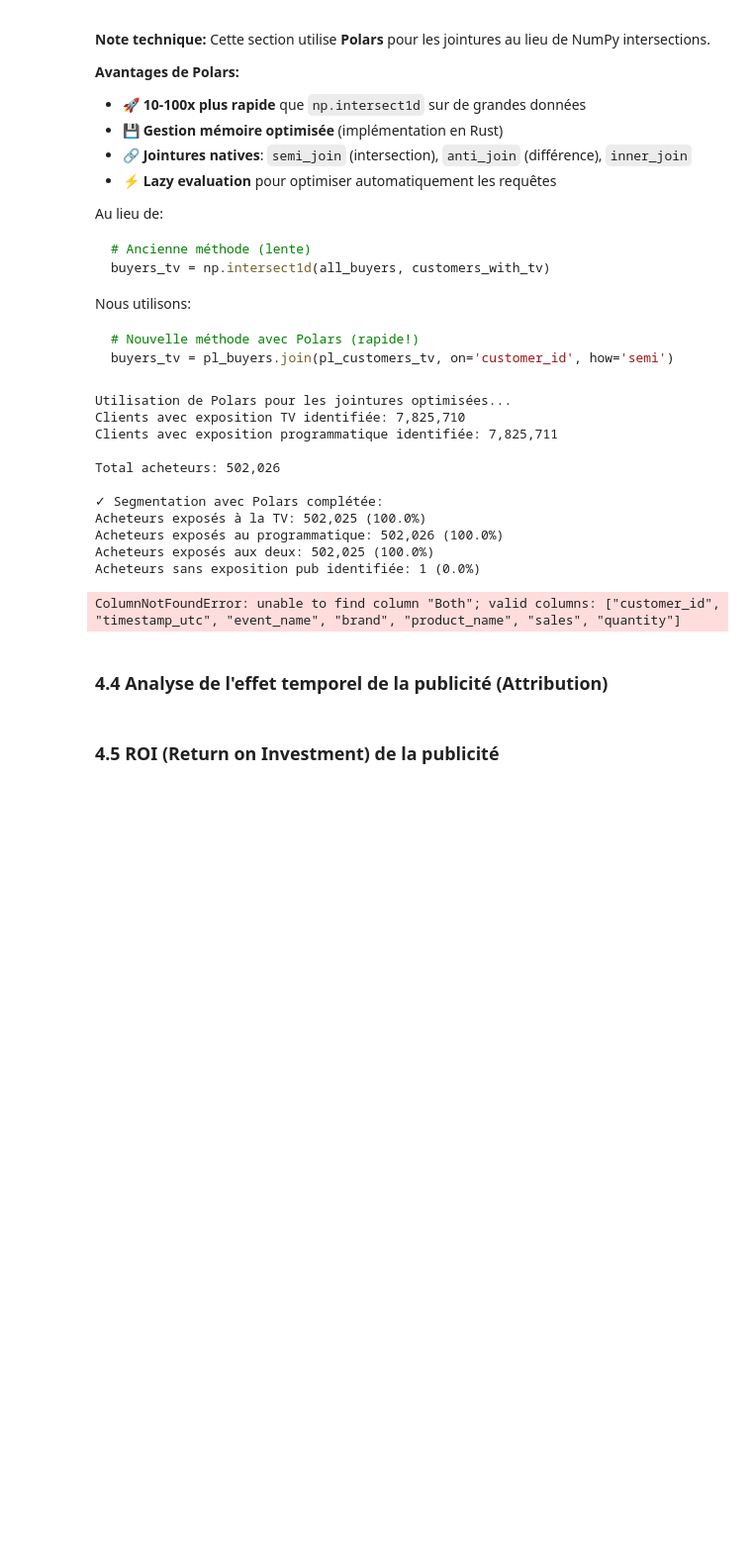
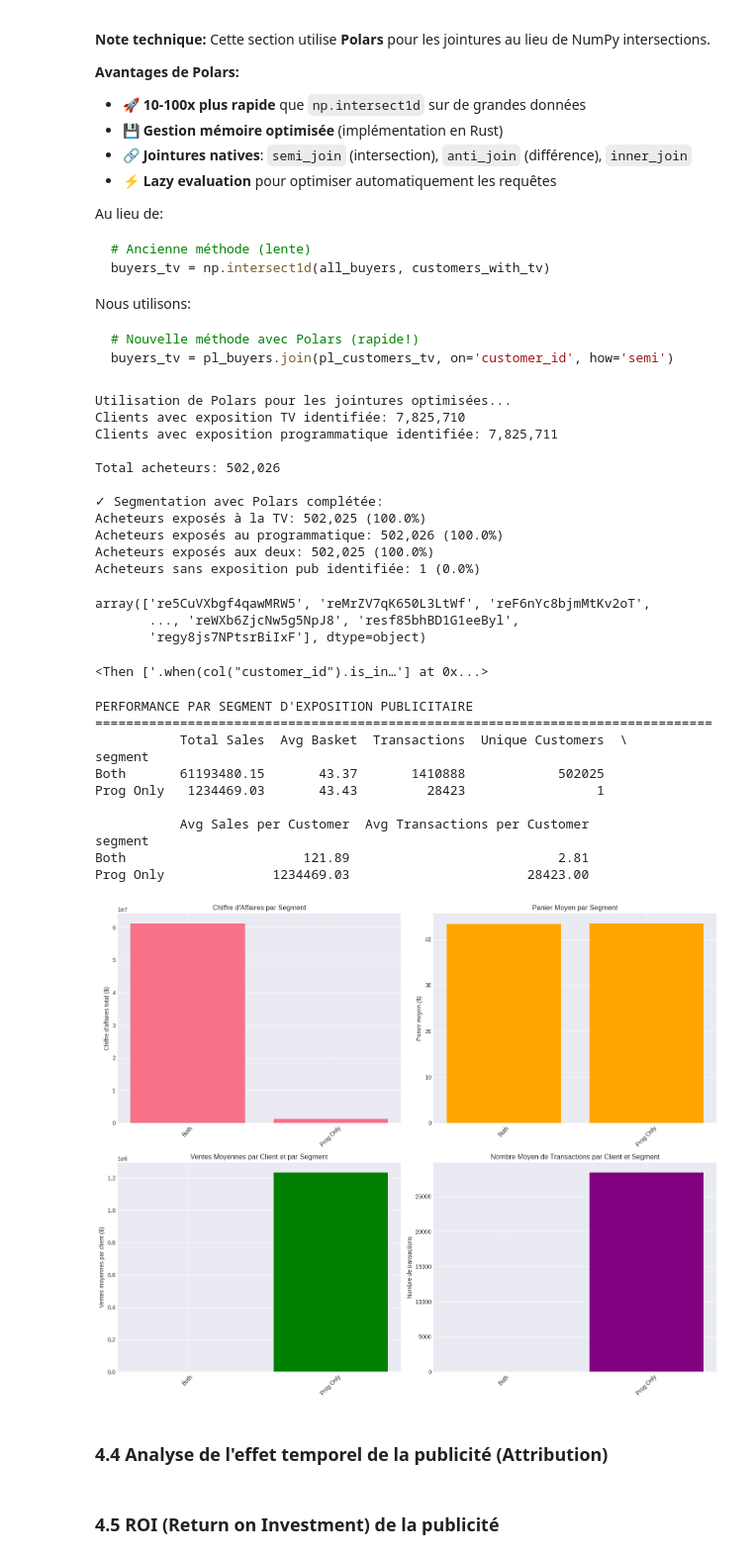
Before and after one commit to NathanDuboisset/data_challenge_mie, a Jupyter notebook: data_analysis.ipynb, the cells around one changed output. Shown: that part at 99% size. Drawn from its saved outputs; the diff is of its cells as text; code cells hidden in the pictures; blank space fills up the shorter version.

```diff
--- a/data_analysis.ipynb
+++ b/data_analysis.ipynb
@@ -778,24 +778,33 @@ Acheteurs exposés à la TV: 502,025 (100.0%)
 Acheteurs exposés au programmatique: 502,026 (100.0%)
 Acheteurs exposés aux deux: 502,025 (100.0%)
 Acheteurs sans exposition pub identifiée: 1 (0.0%)
+# %%
+buyers_with_both
+# %% [output]
+array(['re5CuVXbgf4qawMRW5', 'reMrZV7qK650L3LtWf', 'reF6nYc8bjmMtKv2oT',
+       ..., 'reWXb6ZjcNw5g5NpJ8', 'resf85bhBD1G1eeByl',
+       'regy8js7NPtsrBiIxF'], dtype=object)
+# %%
+pl.when(pl.col('customer_id').is_in(buyers_with_both)).then('Both')
+# %% [output]
+<Then ['.when(col("customer_id").is_in…'] at 0x...>
 # %%
 # Création des segments (Polars - with_columns)
 df_purchases = df_purchases.with_columns(
-    pl.when(pl.col('customer_id').is_in(buyers_with_both)).then('Both')
-      .when(pl.col('customer_id').is_in(buyers_with_tv)).then('TV Only')
-      .when(pl.col('customer_id').is_in(buyers_with_prog)).then('Prog Only')
-      .otherwise('No Ad')
+    pl.when(pl.col('customer_id').is_in(buyers_with_both)).then(pl.lit('Both'))
+      .when(pl.col('customer_id').is_in(buyers_with_tv)).then(pl.lit('TV Only'))
+      .when(pl.col('customer_id').is_in(buyers_with_prog)).then(pl.lit('Prog Only'))
+      .otherwise(pl.lit('No Ad'))
       .alias('segment')
 )
-
 # Performance par segment
 segment_performance = (
     df_purchases
     .with_columns(
-        pl.when(pl.col('customer_id').is_in(buyers_with_both)).then('Both')
-          .when(pl.col('customer_id').is_in(buyers_with_tv)).then('TV Only')
-          .when(pl.col('customer_id').is_in(buyers_with_prog)).then('Prog Only')
-          .otherwise('No Ad')
+        pl.when(pl.col('customer_id').is_in(buyers_with_both)).then(pl.lit('Both'))
+          .when(pl.col('customer_id').is_in(buyers_with_tv)).then(pl.lit('TV Only'))
+          .when(pl.col('customer_id').is_in(buyers_with_prog)).then(pl.lit('Prog Only'))
+          .otherwise(pl.lit('No Ad'))
           .alias('segment')
     )
     .group_by('segment')
@@ -825,34 +834,45 @@ print(segment_performance)
 # Visualisation
 fig, axes = plt.subplots(2, 2, figsize=(15, 12))
 
 # Chiffre d'affaires par segment
 axes[0, 0].bar(segment_performance.index, segment_performance['Total Sales'])
 axes[0, 0].set_ylabel('Chiffre d\'affaires total ($)')
 axes[0, 0].set_title('Chiffre d\'Affaires par Segment')
 axes[0, 0].tick_params(axis='x', rotation=45)
 
 # Panier moyen par segment
 axes[0, 1].bar(segment_performance.index, segment_performance['Avg Basket'], color='orange')
 axes[0, 1].set_ylabel('Panier moyen ($)')
 axes[0, 1].set_title('Panier Moyen par Segment')
 axes[0, 1].tick_params(axis='x', rotation=45)
 
 # Ventes moyennes par client
 axes[1, 0].bar(segment_performance.index, segment_performance['Avg Sales per Customer'], color='green')
 axes[1, 0].set_ylabel('Ventes moyennes par client ($)')
 axes[1, 0].set_title('Ventes Moyennes par Client et par Segment')
 axes[1, 0].tick_params(axis='x', rotation=45)
 
 # Transactions moyennes par client
 axes[1, 1].bar(segment_performance.index, segment_performance['Avg Transactions per Customer'], color='purple')
 axes[1, 1].set_ylabel('Nombre de transactions')
 axes[1, 1].set_title('Nombre Moyen de Transactions par Client et Segment')
 axes[1, 1].tick_params(axis='x', rotation=45)
 
 plt.tight_layout()
 plt.show()
 # %% [output]
-ColumnNotFoundError: unable to find column "Both"; valid columns: ["customer_id", "timestamp_utc", "event_name", "brand", "product_name", "sales", "quantity"]
+PERFORMANCE PAR SEGMENT D'EXPOSITION PUBLICITAIRE
+================================================================================
+           Total Sales  Avg Basket  Transactions  Unique Customers  \
+segment
+Both       61193480.15       43.37       1410888            502025
+Prog Only   1234469.03       43.43         28423                 1
+
+           Avg Sales per Customer  Avg Transactions per Customer
+segment
+Both                       121.89                           2.81
+Prog Only              1234469.03                       28423.00
+[figure, added]
 # %% [markdown]
 ### 4.4 Analyse de l'effet temporel de la publicité (Attribution)
 # %%
```
